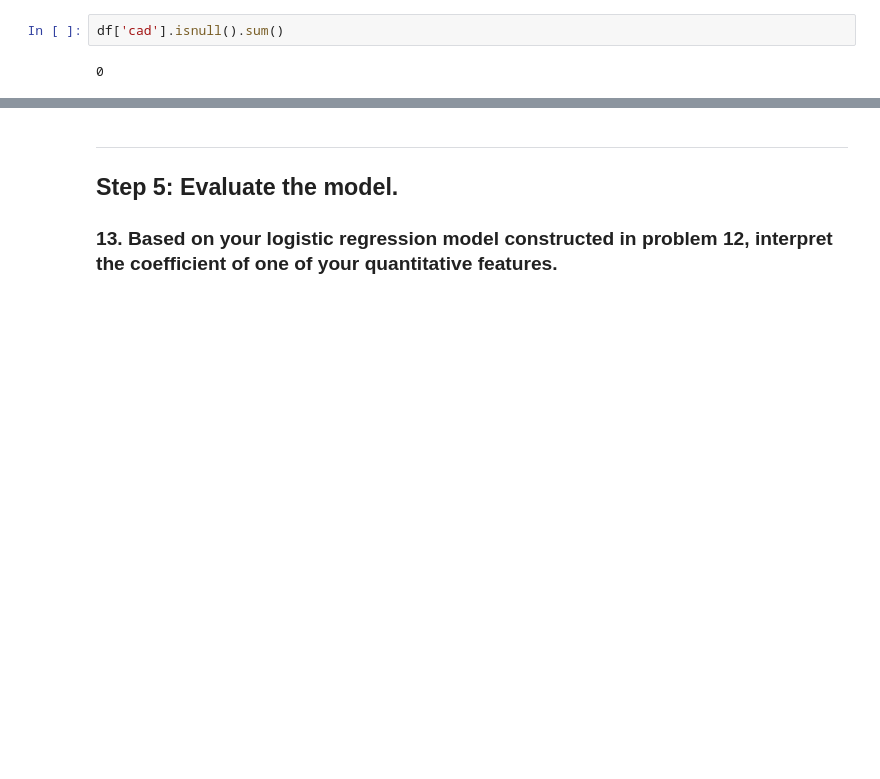
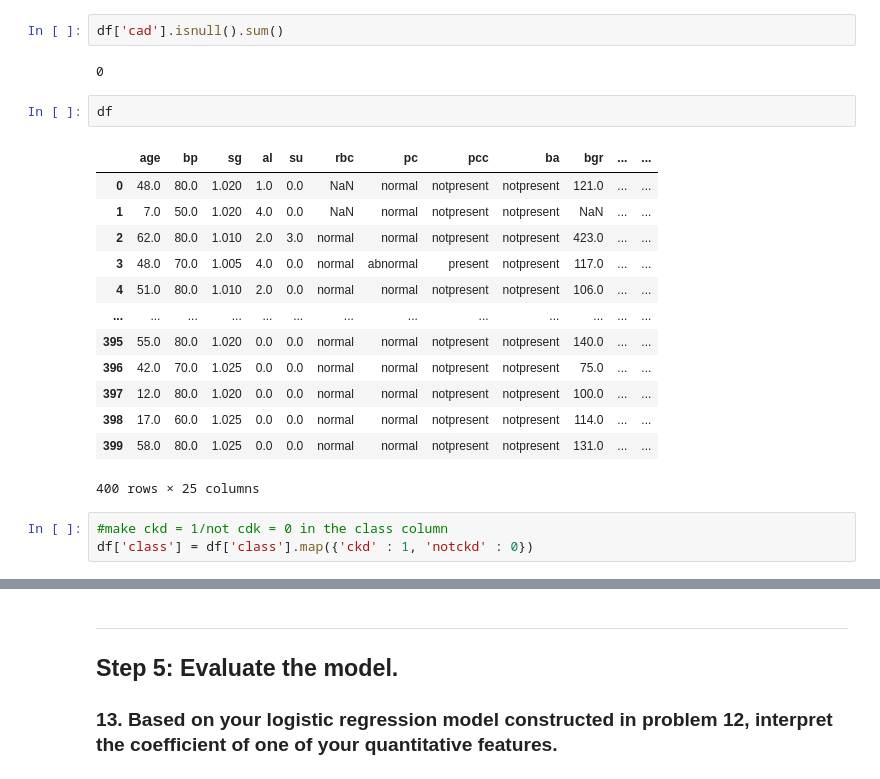
Before and after one commit to nareeratm/classificationeval, a Jupyter notebook: starter-code.ipynb, the cells around one changed output, grey strips where cells are left out. Saved outputs shown, nothing was run; the diff lists cells and outputs as text; blank space fills up the shorter version.

```diff
--- a/starter-code.ipynb
+++ b/starter-code.ipynb
@@ -431,3 +340,22 @@ df['htn'].isnull().sum()
 df['cad'].isnull().sum()
 # %% [output]
 0
+# %%
+df
+# %% [output]
+|  | age | bp | sg | al | su | rbc | pc | pcc | ba | bgr | ... | ... |
+| 0 | 48.0 | 80.0 | 1.020 | 1.0 | 0.0 | NaN | normal | notpresent | notpresent | 121.0 | ... | ... |
+| 1 | 7.0 | 50.0 | 1.020 | 4.0 | 0.0 | NaN | normal | notpresent | notpresent | NaN | ... | ... |
+| 2 | 62.0 | 80.0 | 1.010 | 2.0 | 3.0 | normal | normal | notpresent | notpresent | 423.0 | ... | ... |
+| 3 | 48.0 | 70.0 | 1.005 | 4.0 | 0.0 | normal | abnormal | present | notpresent | 117.0 | ... | ... |
+| 4 | 51.0 | 80.0 | 1.010 | 2.0 | 0.0 | normal | normal | notpresent | notpresent | 106.0 | ... | ... |
+| ... | ... | ... | ... | ... | ... | ... | ... | ... | ... | ... | ... | ... |
+| 395 | 55.0 | 80.0 | 1.020 | 0.0 | 0.0 | normal | normal | notpresent | notpresent | 140.0 | ... | ... |
+| 396 | 42.0 | 70.0 | 1.025 | 0.0 | 0.0 | normal | normal | notpresent | notpresent | 75.0 | ... | ... |
+| 397 | 12.0 | 80.0 | 1.020 | 0.0 | 0.0 | normal | normal | notpresent | notpresent | 100.0 | ... | ... |
+| 398 | 17.0 | 60.0 | 1.025 | 0.0 | 0.0 | normal | normal | notpresent | notpresent | 114.0 | ... | ... |
+| 399 | 58.0 | 80.0 | 1.025 | 0.0 | 0.0 | normal | normal | notpresent | notpresent | 131.0 | ... | ... |
+400 rows × 25 columns
+# %%
+#make ckd = 1/not cdk = 0 in the class column
+df['class'] = df['class'].map({'ckd' : 1, 'notckd' : 0})
```
Also changed, not shown: parts of 75 cells of this notebook.
